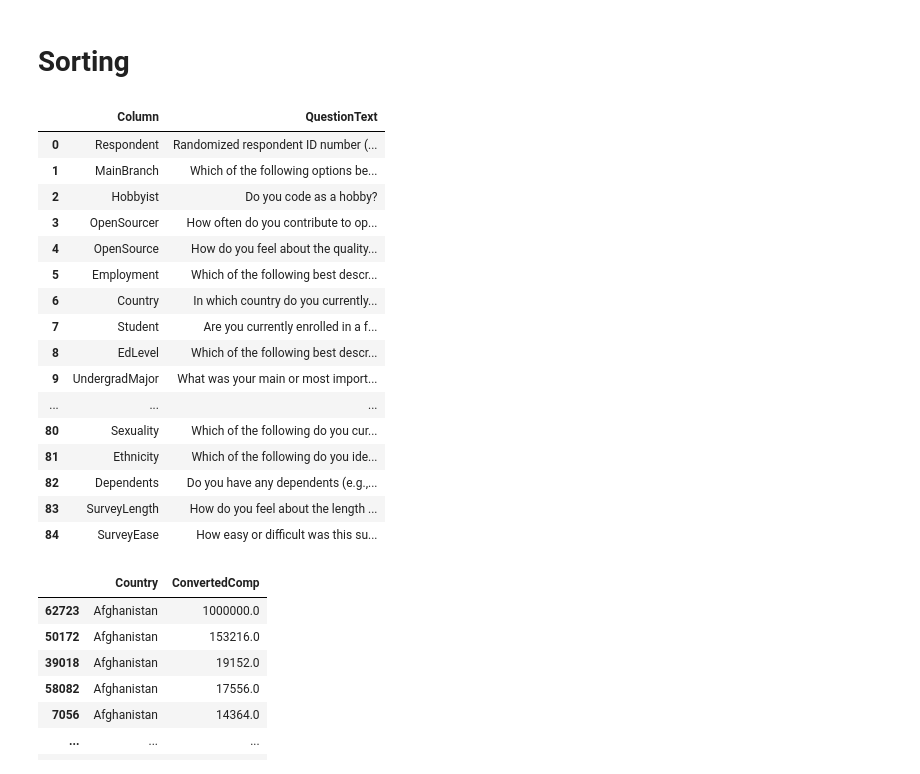
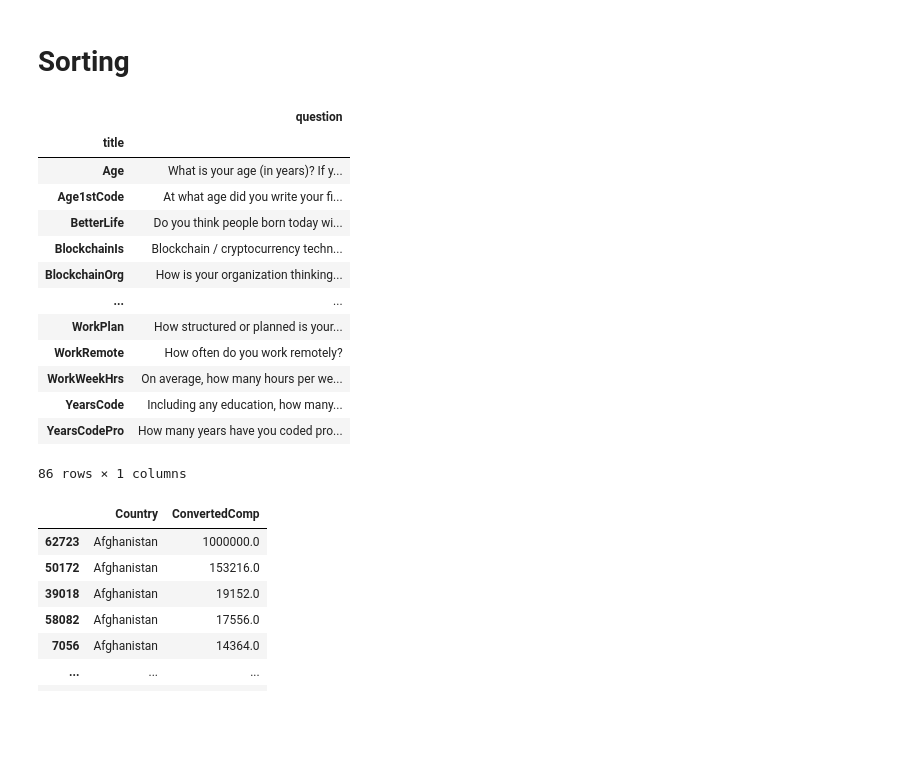
Before and after one commit to OveysSafarnejad/pd-training, a Jupyter notebook: src/pandas_series/learning.ipynb, the cells around one changed output. Saved outputs shown, nothing was run; the diff lists cells and outputs as text; code cells hidden in the pictures; blank space fills up the shorter version.

```diff
--- a/src/pandas_series/learning.ipynb
+++ b/src/pandas_series/learning.ipynb
@@ -164,10 +303,10 @@ frame.loc[1, ("HOBBYIST", "open_sourcer")] = ["No", "Less than once per year"] #
 # %%
 frame.at[1, "HOBBYIST"] = "Yes"
 # %%
-pd.set_option('display.max_columns', 30)
 frame.loc[
     (frame["Country"] == "United Kingdom") & (frame["DevEnviron"] == "IntelliJ;Notepad++;PyCharm"), # filtering rows
     "WEBFRAMEDESIRENEXTYEAR" # columns to be updated
 ] = "FLASK2"
-frame[frame["WEBFRAMEDESIRENEXTYEAR"] == "FLASK2"]
+
+frame.loc[frame["WEBFRAMEDESIRENEXTYEAR"] == "FLASK2", ["WEBFRAMEDESIRENEXTYEAR"]]
 # %% [output]
@@ -299,5 +456,7 @@ df3
 # %%
 # Remove using index
-schema_frame.drop(index=84 , inplace=True)
-schema_frame
+# schema_frame.drop(index=84 , inplace=True)
+# schema_frame
+
+schema_frame.drop(columns=["QuestionText"])
 # %% [output]
@@ -345,28 +504,25 @@ schema_frame
 # %% [markdown]
 # Sorting
 # %%
-schema_frame.sort_values(by=["Column"], ascending=False)
-schema_frame.sort_values(by=["Column", "QuestionText"], ascending=False) # sort based on `Column` and then `QuestionText` descending
-schema_frame.sort_values(by=["Column", "QuestionText"], ascending=[True, False]) # sort based on `Column` ascending and then `QuestionText` descending
+schema_frame.sort_values(by=["title"], ascending=False)
+schema_frame.sort_values(by=["title", "question"], ascending=False) # sort based on `Column` and then `QuestionText` descending
+schema_frame.sort_values(by=["title", "question"], ascending=[True, False]) # sort based on `Column` ascending and then `QuestionText` descending
 schema_frame.sort_index() # to revert every sortings  has applied
 # %% [output]
-|  | Column | QuestionText |
-| 0 | Respondent | Randomized respondent ID number (... |
-| 1 | MainBranch | Which of the following options be... |
-| 2 | Hobbyist | Do you code as a hobby? |
-| 3 | OpenSourcer | How often do you contribute to op... |
-| 4 | OpenSource | How do you feel about the quality... |
-| 5 | Employment | Which of the following best descr... |
-| 6 | Country | In which country do you currently... |
-| 7 | Student | Are you currently enrolled in a f... |
-| 8 | EdLevel | Which of the following best descr... |
-| 9 | UndergradMajor | What was your main or most import... |
-| ... | ... | ... |
-| 80 | Sexuality | Which of the following do you cur... |
-| 81 | Ethnicity | Which of the following do you ide... |
-| 82 | Dependents | Do you have any dependents (e.g.,... |
-| 83 | SurveyLength | How do you feel about the length ... |
-| 84 | SurveyEase | How easy or difficult was this su... |
+|  | question |
+| title |  |
+| Age | What is your age (in years)? If y... |
+| Age1stCode | At what age did you write your fi... |
+| BetterLife | Do you think people born today wi... |
+| BlockchainIs | Blockchain / cryptocurrency techn... |
+| BlockchainOrg | How is your organization thinking... |
+| ... | ... |
+| WorkPlan | How structured or planned is your... |
+| WorkRemote | How often do you work remotely? |
+| WorkWeekHrs | On average, how many hours per we... |
+| YearsCode | Including any education, how many... |
+| YearsCodePro | How many years have you coded pro... |
+86 rows × 1 columns
 # %%
 frame.sort_values(by=["Country", "ConvertedComp"], ascending=[True, False], inplace=True)
 frame[["Country", "ConvertedComp"]].head(100)
```
Also changed, not shown: parts of 72 cells of this notebook, 7 other files.
